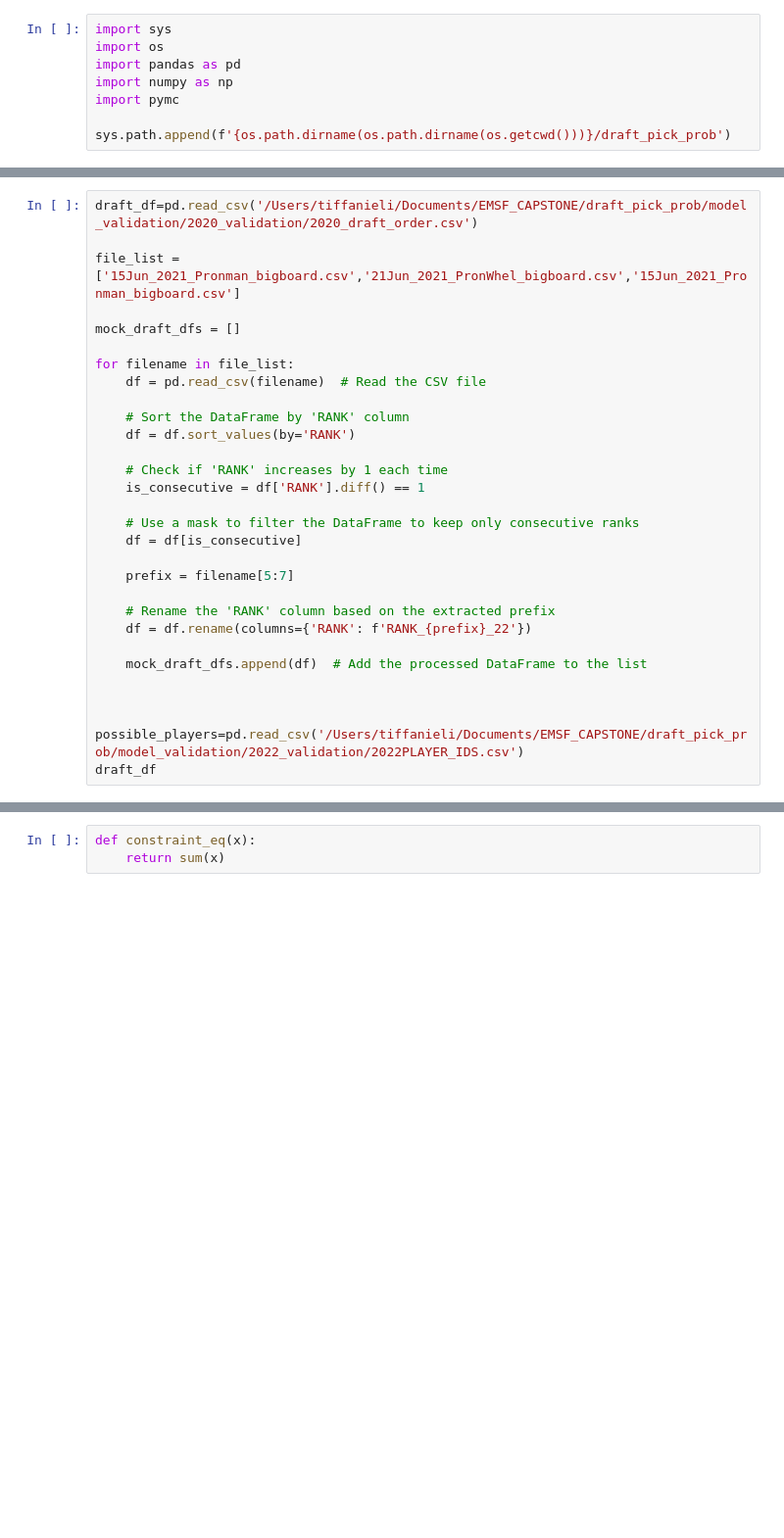
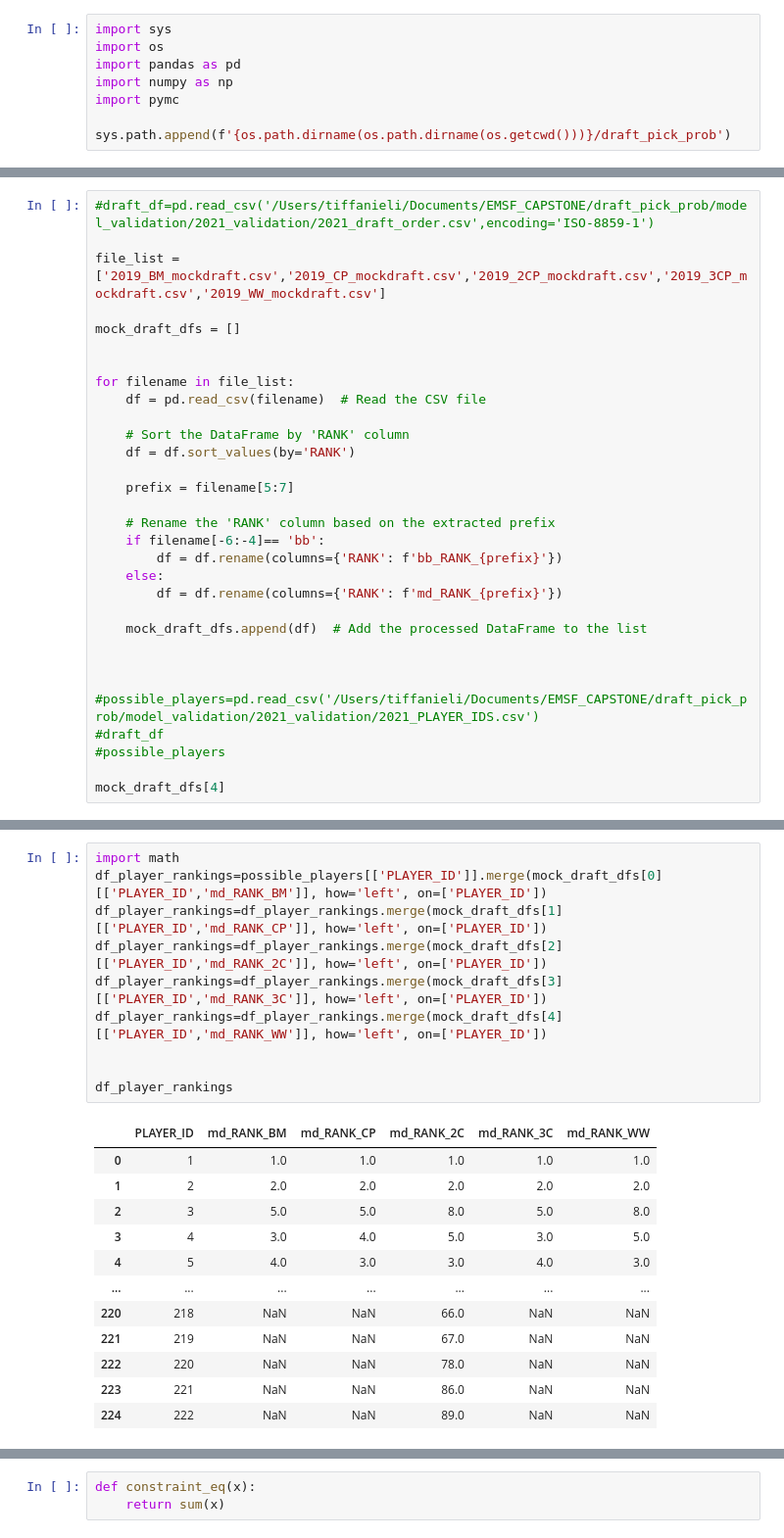
Before and after one commit to hinayatali9/EMSF_CAPSTONE, a Jupyter notebook: draft_pick_prob/model_validation/2019_validation/2019_past_year_validation.ipynb, the cells around one changed output, grey strips where cells are left out. Shown at 98% size. Drawn from its saved outputs; the diff is of its cells as text; blank space fills up the shorter version.

```diff
--- a/draft_pick_prob/model_validation/2019_validation/2019_past_year_validation.ipynb
+++ b/draft_pick_prob/model_validation/2019_validation/2019_past_year_validation.ipynb
@@ -21,9 +21,10 @@ possible_players=pd.read_csv('/Users/tiffanieli/Documents/EMSF_CAPSTONE/draft_pi
 # %%
-draft_df=pd.read_csv('/Users/tiffanieli/Documents/EMSF_CAPSTONE/draft_pick_prob/model_validation/2020_validation/2020_draft_order.csv')
+#draft_df=pd.read_csv('/Users/tiffanieli/Documents/EMSF_CAPSTONE/draft_pick_prob/model_validation/2021_validation/2021_draft_order.csv',encoding='ISO-8859-1')
 
-file_list =['15Jun_2021_Pronman_bigboard.csv','21Jun_2021_PronWhel_bigboard.csv','15Jun_2021_Pronman_bigboard.csv']
+file_list =['2019_BM_mockdraft.csv','2019_CP_mockdraft.csv','2019_2CP_mockdraft.csv','2019_3CP_mockdraft.csv','2019_WW_mockdraft.csv']
 
 mock_draft_dfs = []
+
 
 for filename in file_list:
     df = pd.read_csv(filename)  # Read the CSV file
@@ -31,21 +32,21 @@ for filename in file_list:
     # Sort the DataFrame by 'RANK' column
     df = df.sort_values(by='RANK')
 
-    # Check if 'RANK' increases by 1 each time
-    is_consecutive = df['RANK'].diff() == 1
-
-    # Use a mask to filter the DataFrame to keep only consecutive ranks
-    df = df[is_consecutive]
-
     prefix = filename[5:7]
 
     # Rename the 'RANK' column based on the extracted prefix
-    df = df.rename(columns={'RANK': f'RANK_{prefix}_22'})
+    if filename[-6:-4]== 'bb':
+        df = df.rename(columns={'RANK': f'bb_RANK_{prefix}'})
+    else:
+        df = df.rename(columns={'RANK': f'md_RANK_{prefix}'})
 
     mock_draft_dfs.append(df)  # Add the processed DataFrame to the list
 
 
 
-possible_players=pd.read_csv('/Users/tiffanieli/Documents/EMSF_CAPSTONE/draft_pick_prob/model_validation/2022_validation/2022PLAYER_IDS.csv')
-draft_df
+#possible_players=pd.read_csv('/Users/tiffanieli/Documents/EMSF_CAPSTONE/draft_pick_prob/model_validation/2021_validation/2021_PLAYER_IDS.csv')
+#draft_df
+#possible_players
+
+mock_draft_dfs[4]
 # %% [output]
@@ -98,0 +70,23 @@ df_player_rankings
+# %%
+import math
+df_player_rankings=possible_players[['PLAYER_ID']].merge(mock_draft_dfs[0][['PLAYER_ID','md_RANK_BM']], how='left', on=['PLAYER_ID'])
+df_player_rankings=df_player_rankings.merge(mock_draft_dfs[1][['PLAYER_ID','md_RANK_CP']], how='left', on=['PLAYER_ID'])
+df_player_rankings=df_player_rankings.merge(mock_draft_dfs[2][['PLAYER_ID','md_RANK_2C']], how='left', on=['PLAYER_ID'])
+df_player_rankings=df_player_rankings.merge(mock_draft_dfs[3][['PLAYER_ID','md_RANK_3C']], how='left', on=['PLAYER_ID'])
+df_player_rankings=df_player_rankings.merge(mock_draft_dfs[4][['PLAYER_ID','md_RANK_WW']], how='left', on=['PLAYER_ID'])
+
+
+df_player_rankings
+# %% [output]
+|  | PLAYER_ID | md_RANK_BM | md_RANK_CP | md_RANK_2C | md_RANK_3C | md_RANK_WW |
+| 0 | 1 | 1.0 | 1.0 | 1.0 | 1.0 | 1.0 |
+| 1 | 2 | 2.0 | 2.0 | 2.0 | 2.0 | 2.0 |
+| 2 | 3 | 5.0 | 5.0 | 8.0 | 5.0 | 8.0 |
+| 3 | 4 | 3.0 | 4.0 | 5.0 | 3.0 | 5.0 |
+| 4 | 5 | 4.0 | 3.0 | 3.0 | 4.0 | 3.0 |
+| ... | ... | ... | ... | ... | ... | ... |
+| 220 | 218 | NaN | NaN | 66.0 | NaN | NaN |
+| 221 | 219 | NaN | NaN | 67.0 | NaN | NaN |
+| 222 | 220 | NaN | NaN | 78.0 | NaN | NaN |
+| 223 | 221 | NaN | NaN | 86.0 | NaN | NaN |
+| 224 | 222 | NaN | NaN | 89.0 | NaN | NaN |
```
Also changed, not shown: parts of 10 cells of this notebook, 30 other files.
